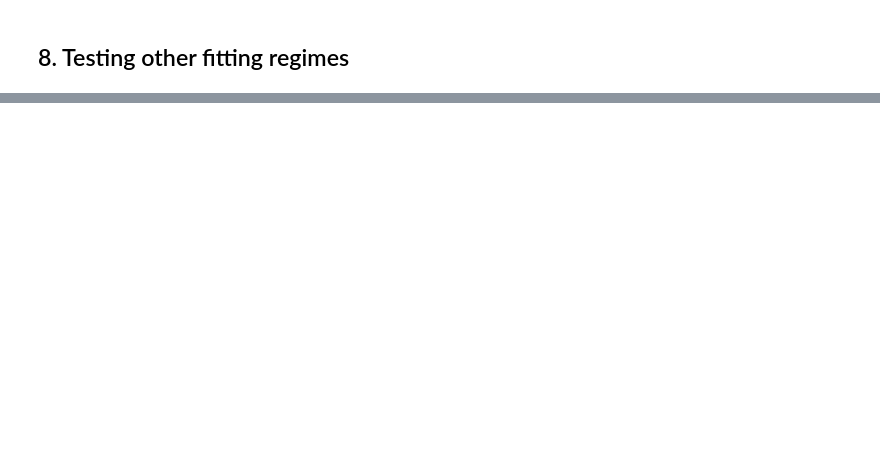
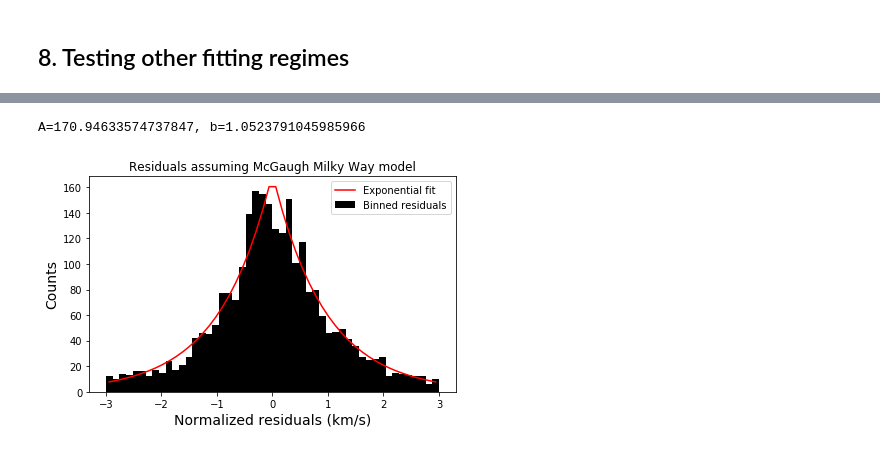
Before and after one commit to Cisneros-Galaxy/RCFM, a Jupyter notebook: fit_analysis.ipynb, the cells around one changed output, grey strips where cells are left out. Saved outputs shown, nothing was run; the diff lists cells and outputs as text; code cells hidden in the pictures; blank space fills up the shorter version.

```diff
--- a/fit_analysis.ipynb
+++ b/fit_analysis.ipynb
@@ -384,18 +471,22 @@ plt.savefig(f'fit-analysis-plots/{MW_name}/Residual_normprobplot_v1_{v1}_v2_{v2}
 # %%
 def expfit(x, A, b):
     return A*np.exp(-b*np.abs(x))
 
 init2 = [1,1]
 
 fits, cov = curve_fit(expfit, bin_mid, hist, p0=init2)
 fit_A = fits[0]
 fit_b = fits[1]
 print(f'A={fit_A}, b={fit_b}')
 
 plt.hist(residuals, bins=50, range=(-3,3), color="black", label='Binned residuals')
 plt.plot(bin_mid, expfit(bin_mid, *fits), 'r-')
-plt.xlabel('Normalized residuals (km/s)')
-plt.ylabel('Counts') #raw count divided by the total number of counts and the bin width
+plt.xlabel('Normalized residuals (km/s)', fontsize=14)
+plt.ylabel('Counts', fontsize=14) #raw count divided by the total number of counts and the bin width
 plt.legend(['Exponential fit','Binned residuals'])
 plt.title(f'Residuals assuming {MW_name[2:]} Milky Way model')
-plt.savefig(f'fit-analysis-plots/{MW_name}/ResidualHist_ExpFit_v1_{v1}_v2_{v2}_{subset}_newnorm.png')
+plt.tight_layout()
+plt.savefig(f'fit-analysis-plots/{MW_name}/ResidualHist_ExpFit_v1_{v1}_v2_{v2}_newnorm.png')
+# %% [output]
+A=170.94633574737847, b=1.0523791045985966
+[figure, added]
```
Also changed, not shown: parts of 18 cells of this notebook, 14 other files.
